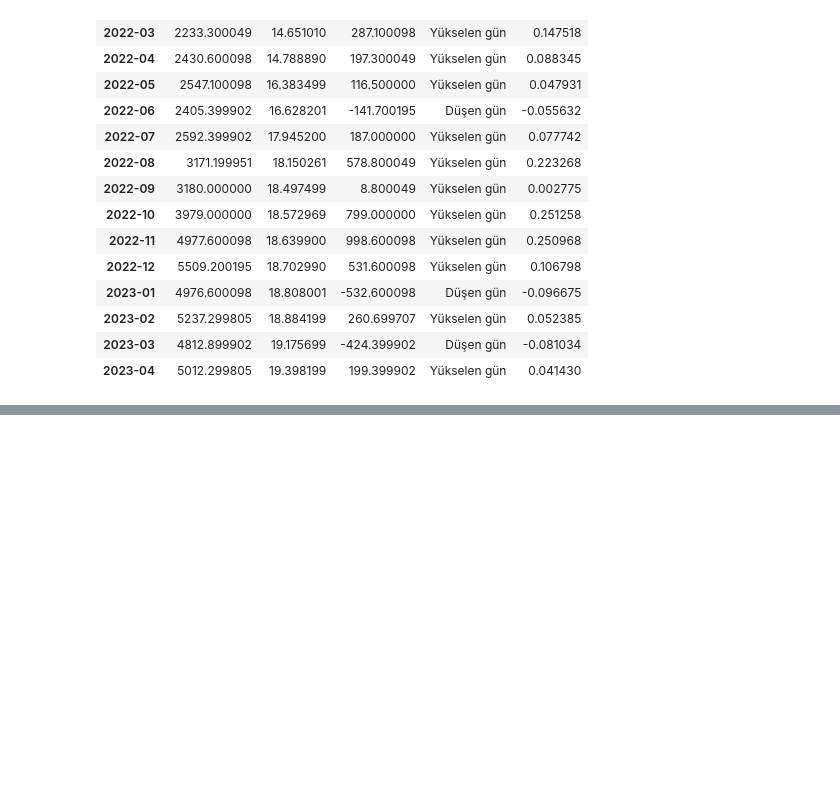
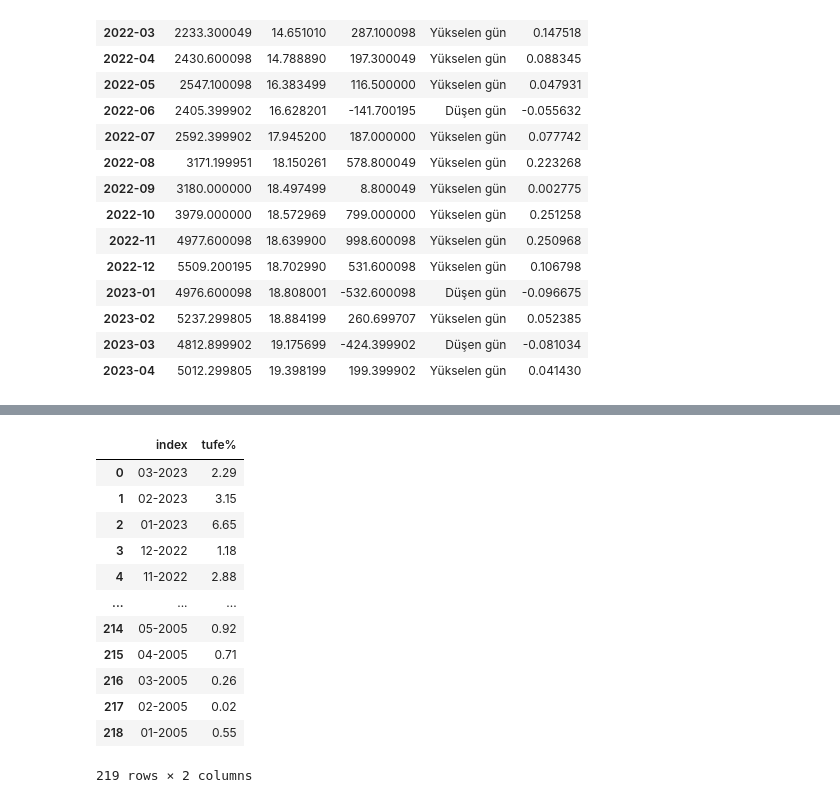
Before and after one commit to Abdulkadir2516/GMKA_Abdulkadir_Yesilkaya, a Jupyter notebook: Python_Hatırlatma.ipynb, the cells around one changed output, grey strips where cells are left out. Saved outputs shown, nothing was run; the diff lists cells and outputs as text; code cells hidden in the pictures; blank space fills up the shorter version.

```diff
--- a/Python_Hatırlatma.ipynb
+++ b/Python_Hatırlatma.ipynb
@@ -578,0 +613,20 @@ px.bar(veri_as2,x=veri_as2["ay-yıl"], y=veri_as2["Degisim%"],color="D_yon",
+# %%
+tufe = pd.read_html(str(table))
+tufe = pd.DataFrame(tufe[0])
+tufe = tufe[["Unnamed: 0","TÜFE (Aylık % Değişim)"]]
+tufe.columns = ["index","tufe%"]
+tufe
+# %% [output]
+|  | index | tufe% |
+| 0 | 03-2023 | 2.29 |
+| 1 | 02-2023 | 3.15 |
+| 2 | 01-2023 | 6.65 |
+| 3 | 12-2022 | 1.18 |
+| 4 | 11-2022 | 2.88 |
+| ... | ... | ... |
+| 214 | 05-2005 | 0.92 |
+| 215 | 04-2005 | 0.71 |
+| 216 | 03-2005 | 0.26 |
+| 217 | 02-2005 | 0.02 |
+| 218 | 01-2005 | 0.55 |
+219 rows × 2 columns
```
Also changed, not shown: parts of 10 cells of this notebook.
